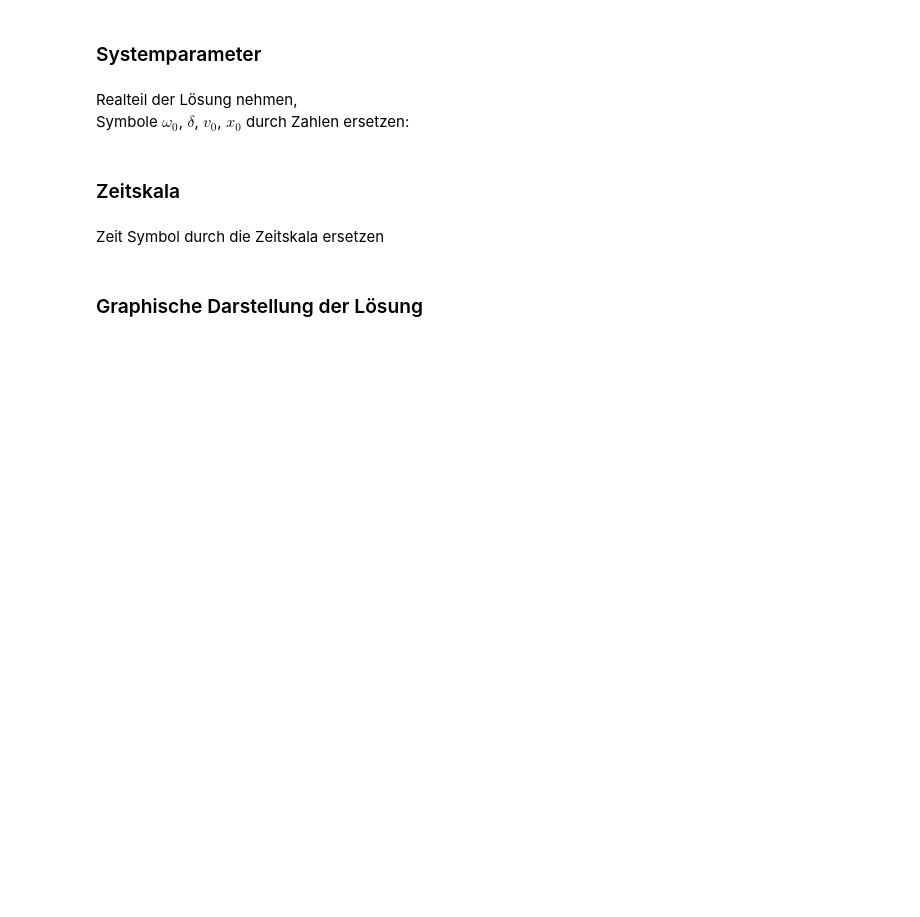
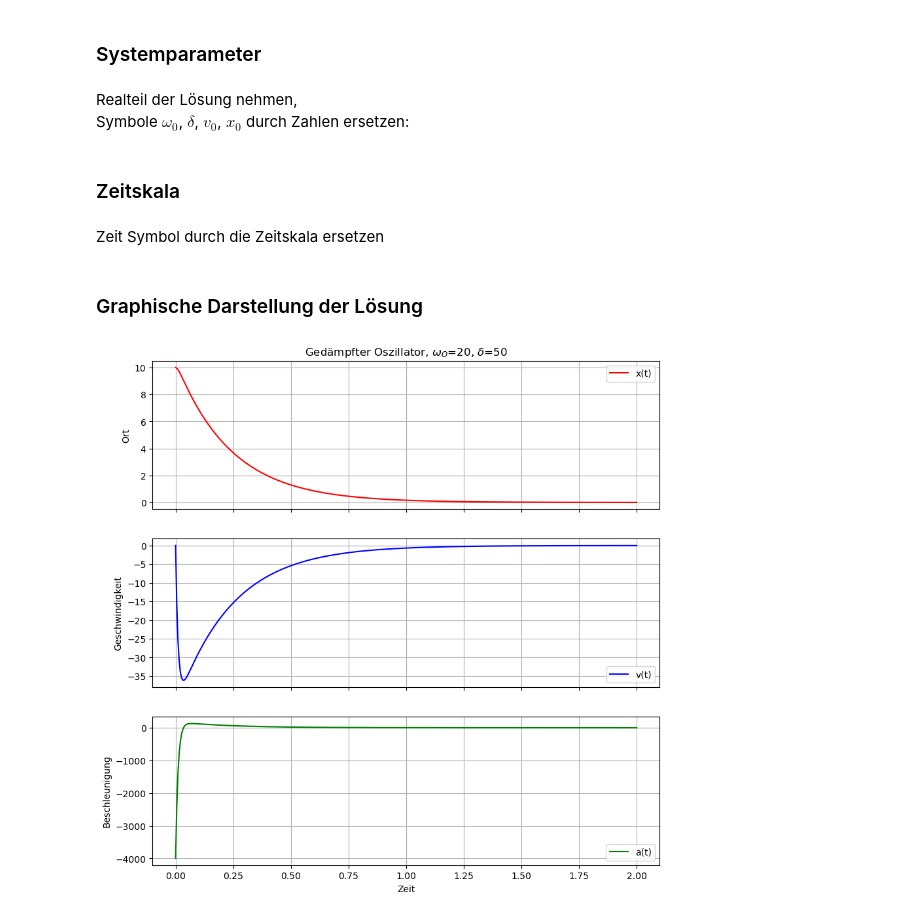
Before and after one commit to MASS2-hsMannheim/eduScrum, a Jupyter notebook: optionaleBeispiele/Bsp3_GedaempfterOszillator.ipynb, the cells around one changed output. Drawn from its saved outputs; the diff is of its cells as text; code cells hidden in the pictures; blank space fills up the shorter version.

```diff
--- a/optionaleBeispiele/Bsp3_GedaempfterOszillator.ipynb
+++ b/optionaleBeispiele/Bsp3_GedaempfterOszillator.ipynb
@@ -29,3 +29,18 @@ import sympy as sy
 ### Lösung der Bewegungsgleichung
 
 Wir nehmen den gleichen Lösungsweg wie beim [harmonischen Oszillator](Bsp2_HarmonischerOszillator.ipynb)
+# %%
+# Symbole definieren
+t = sy.symbols('t', real=True)
+w0, d = sy.symbols('\\omega_0 \\delta', real=True, positive=True)
+
+# Funktion X_GO definieren
+X_GO = sy.Function('X_GO')
+
+# Bewegungsgleichung definieren
+Gleichung_GO = sy.diff(X_GO(t), t, 2) + w0**2*X_GO(t) + 2*d*sy.diff(X_GO(t), t)
+
+# Bewegungsgleichung mit 'dsolve' lösen
+x_los_GO=sy.dsolve(Gleichung_GO) #x_los_GO: Lösung
+
+x_los_GO
@@ -32,20 +52,4 @@ Wir nehmen den gleichen Lösungsweg wie beim [harmonischen Oszillator](Bsp2_Harm
 # %%
-# Symbole definieren
-t = sy.symbols('t', real=True)
-w0, d = sy.symbols('\omega_0 \delta', real=True, positive=True)
-
-# Funktion X_GO definieren
-X_GO = sy.Function('X_GO')
-
-# Bewegungsgleichung definieren
-Gleichung_GO = sy.diff(X_GO(t), t, 2) + w0**2*X_GO(t) + 2*d*sy.diff(X_GO(t), t)
-
-# Bewegungsgleichung mit 'dsolve' lösen
-x_los_GO=sy.dsolve(Gleichung_GO) #x_los_GO: Lösung
-
-##### in der Lösung, ähnlich wie beim harmonischen Oszillator, kommen zwei Konstanten C_1 und C_2 vor.
-##### Diese bestimmen wir anhand der Anfangsbedingungen: des Ortes x0 und der Geschwidigkeit v0 zur Zeit t=0
-
 # Symbole x0, v0 für Anfangsort und Anfangsgeschwindigkeit definieren
 x0, v0 = sy.symbols('x0 v0',real=True)
 
@@ -55,8 +59,13 @@ equations = [
     sy.Eq(sy.diff(x_los_GO.rhs,t).subs(t,0).evalf(), v0 )
 ]
 
-#Gleichungssystem lösen lassen
-Konstanten_GO=sy.solve(equations)
+#Gleichungssystem nach 'C1' und 'C2' lösen lassen
+Konstanten_GO=sy.solve(equations, 'C1', 'C2')
 
 # Konstanten in der x_los_GO Lösung einsetzen
+#x_los_GO_full=x_los_GO.subs(Konstanten_GO).evalf() #x_los_GO_full: vollständige Lösung
+
+# bei binder muss noch [0] das erste Element der Konstanten dazu geschrieben Werden
 x_los_GO_full=x_los_GO.subs(Konstanten_GO[0]).evalf() #x_los_GO_full: vollständige Lösung
+
+x_los_GO_full
@@ -93,25 +104,27 @@ a_GO_tt=[sy.diff(x_GO_t,t,2).subs({t: tn}).evalf() for tn in tt_GO]
 # %%
 #plt.figure() # neues Fenster, IMMER ein mal für eine neue interaktive Grafik
 
 f,ax=plt.subplots(3,1,figsize=(10,10), sharex='col')
 
 # Ort
 ax[0].plot(tt_GO, x_GO_tt, 'r',label='x(t)')
-ax[0].set_title('Gedämpfter Oszillator, ' +'$\omega_O$=' + str(omega_GO) + ', ' + '$\delta$=' + str(d0) )#Titel
+ax[0].set_title('Gedämpfter Oszillator, ' +'$\\omega_O$=' + str(omega_GO) + ', ' + '$\\delta$=' + str(d0) )#Titel
 ax[0].legend();               # fügt die Legende ein
 ax[0].set_ylabel('Ort')       # fügt y-Achsenbeschriftung ein
 ax[0].grid()
 
 # Geschwindigkeit
 ax[1].plot(tt_GO, v_GO_tt, 'b',label='v(t)')
 ax[1].legend();                     # fügt die Legende ein
 ax[1].set_ylabel('Geschwindigkeit') # fügt y-Achsenbeschriftung ein
 ax[1].grid()
 
 # Beschleunigung
 ax[2].plot(tt_GO, a_GO_tt, 'g',label='a(t)')
 ax[2].legend()                     # fügt die Legende ein
 ax[2].set_ylabel('Beschleunigung') # fügt y-Achsenbeschriftung ein
 ax[2].grid()
 
 ax[2].set_xlabel('Zeit');          # fügt x-Achsenbeschriftung ein
+# %% [output]
+[figure, added]
```
Also changed, not shown: parts of 3 cells of this notebook, 2 other files.
